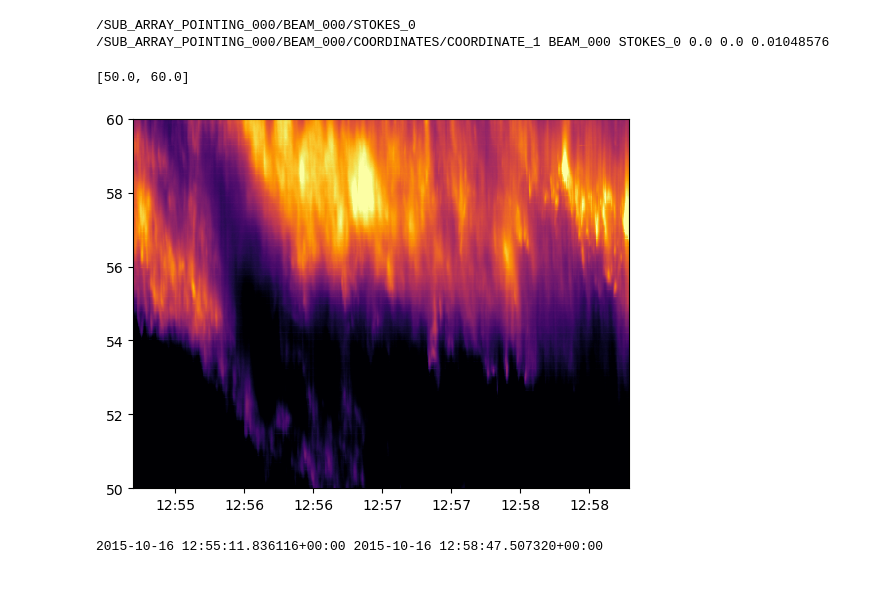
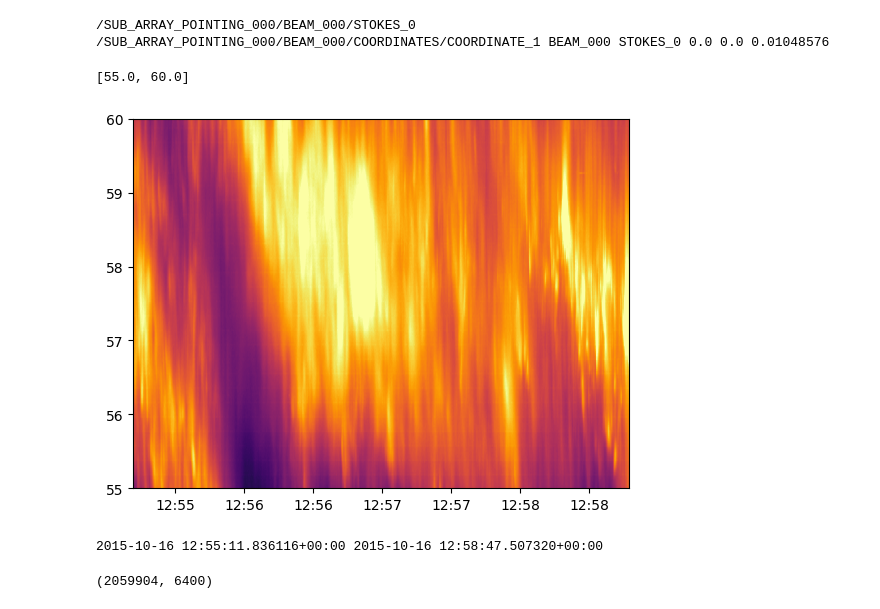
Before and after one commit to peijin94/LOFAR-Sun-tools, a Jupyter notebook: demo/demo_h5_cutout_fits.ipynb, the cells around one changed output. Drawn from its saved outputs; the diff is of its cells as text; code cells hidden in the pictures.

```diff
--- a/demo/demo_h5_cutout_fits.ipynb
+++ b/demo/demo_h5_cutout_fits.ipynb
@@ -17,7 +14,7 @@ out_dir=r'../tmpdata'
 t_ratio_start = 0.82 # time ratio of the starting time
 t_ratio_end =0.83 # time ratio of the ending time
 
-t_c_ratio = 24 # time compression ratio
+t_c_ratio = 12 # time compression ratio
 f_c_ratio = 2 # frequency compression ratio
 
 # automatically get the paths for H5
@@ -34,7 +31,7 @@ f = h5py.File(h5_fname, 'r')
 
 data_fits, t_fits = bftools.downsample_h5_seg_by_time_ratio(
             f[dataset_uri], t_all, t_ratio_start, t_ratio_end, t_idx_count,
-            t_c_ratio=t_c_ratio, f_c_ratio=f_c_ratio)
+            t_c_ratio=t_c_ratio, f_c_ratio=f_c_ratio, subband_edge=True)
 
 f_fits = bftools.avg_1d(freq, f_c_ratio)
 # %%
@@ -42,16 +39,16 @@ print(dataset_uri, coordinates_uri, beam_key, stokes_key, pointing_ra, pointing_
 # %% [output]
 /SUB_ARRAY_POINTING_000/BEAM_000/STOKES_0 /SUB_ARRAY_POINTING_000/BEAM_000/COORDINATES/COORDINATE_1 BEAM_000 STOKES_0 0.0 0.0 0.01048576
 # %%
-plt.imshow(np.log10(data_fits.T), aspect='auto', vmin=13,vmax=14,
+plt.imshow(np.log10(data_fits.T), aspect='auto', vmin=12.8,vmax=13.9,
                         extent=[(t_fits[0]), (t_fits[-1]),
                         f_fits[-1],f_fits[0]], cmap='inferno')
 
 plt.gca().xaxis.set_major_formatter(mdates.DateFormatter("%H:%M"))
 plt.gca().xaxis_date()
-plt.setp(plt.gca(),ylim=[50,60])
+plt.setp(plt.gca(),ylim=[55,60])
 # %% [output]
-[50.0, 60.0]
+[55.0, 60.0]
-[figure, old version]
+[figure, new version]
 # %%
 pointing_x, pointing_y = j2000xy(pointing_ra, pointing_dec, mdates.num2date(t_fits[0]))
 full_hdu = bftools.cook_fits_spectr_hdu(data_fits, t_fits, f_fits, mdates.num2date(t_fits[0]),
@@ -66,3 +63,7 @@ full_hdu.writeto("./test_fits_short.fits", overwrite=True)
 print(mdates.num2date(t_fits[0]), mdates.num2date(t_fits[-1])) # time range
 # %% [output]
 2015-10-16 12:55:11.836116+00:00 2015-10-16 12:58:47.507320+00:00
+# %%
+f[dataset_uri].shape
+# %% [output]
+(2059904, 6400)
```
Also changed, not shown: parts of 2 cells of this notebook, 1 other file.
